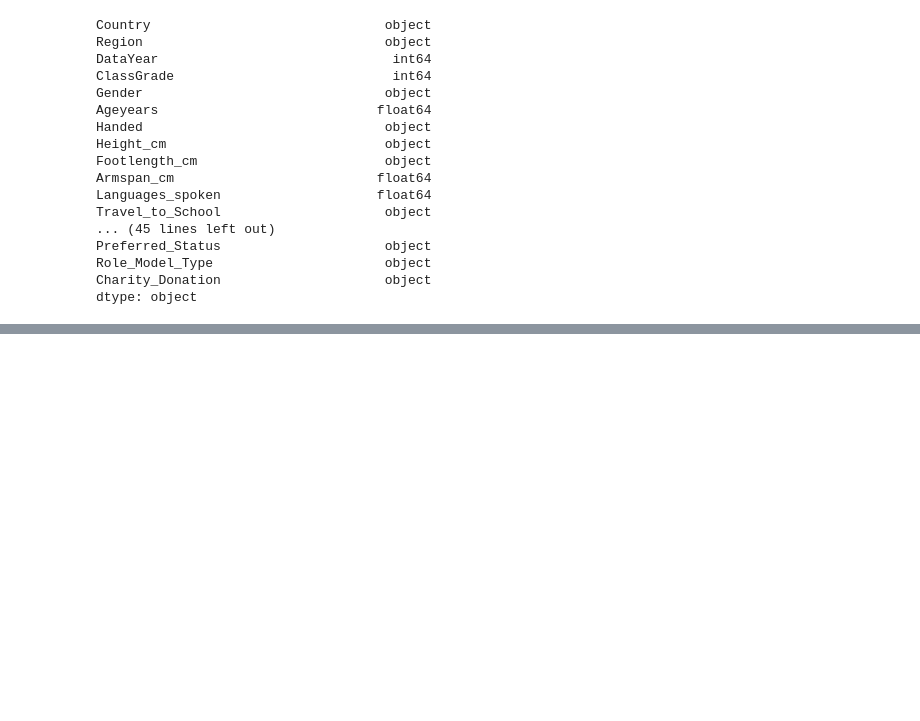
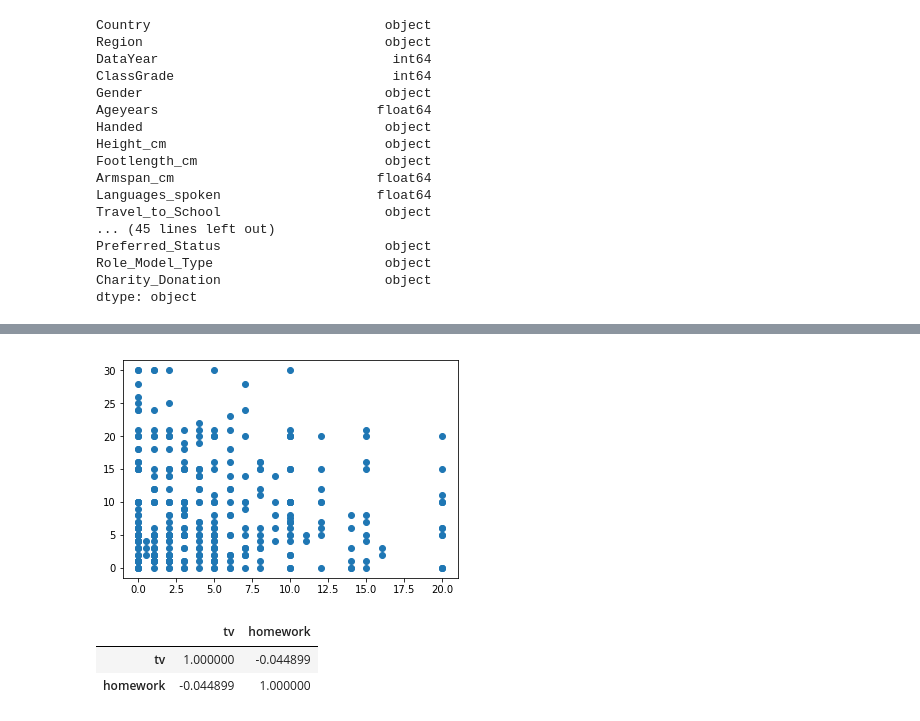
Before and after one commit to ellaedmonds/datascience, a Jupyter notebook: schooldata.ipynb, the cells around one changed output, grey strips where cells are left out. Cells and saved outputs as stored; diff of their text form; code cells hidden in the pictures; blank space fills up the shorter version.

```diff
--- a/schooldata.ipynb
+++ b/schooldata.ipynb
@@ -108,0 +186,9 @@ dtype: object
+# %%
+plt.scatter(dfhours.tv, dfhours.homework)
+plt.show()
+dfhours.corr()
+# %% [output]
+[figure, added]
+|  | tv | homework |
+| tv | 1.000000 | -0.044899 |
+| homework | -0.044899 | 1.000000 |
```
Also changed, not shown: parts of 12 cells of this notebook.
